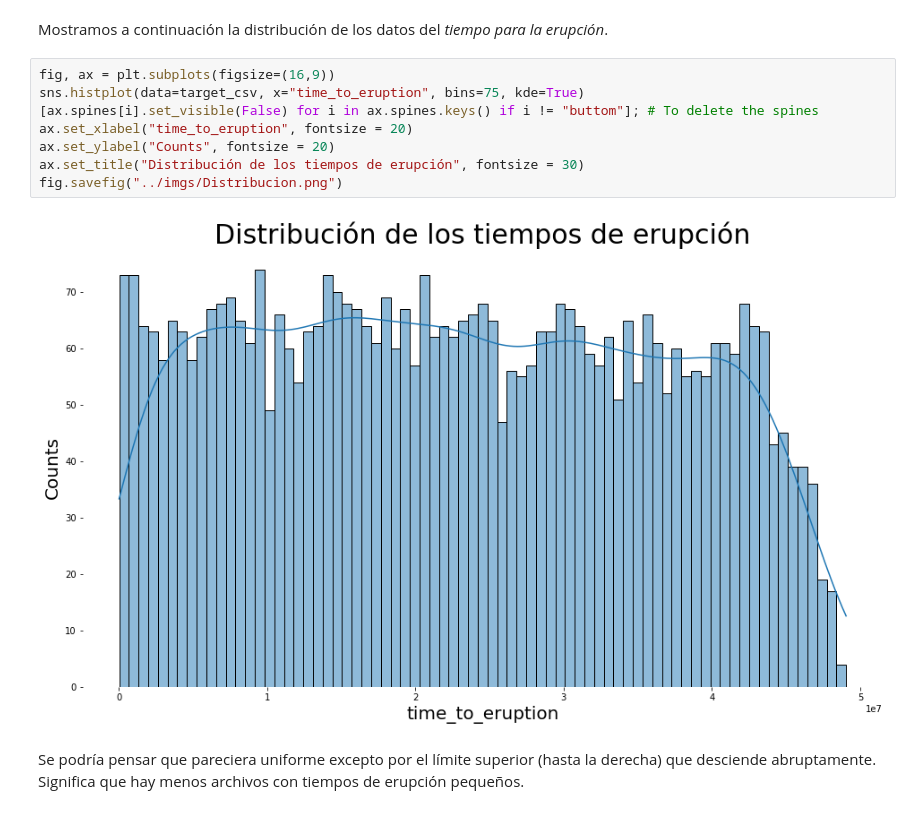
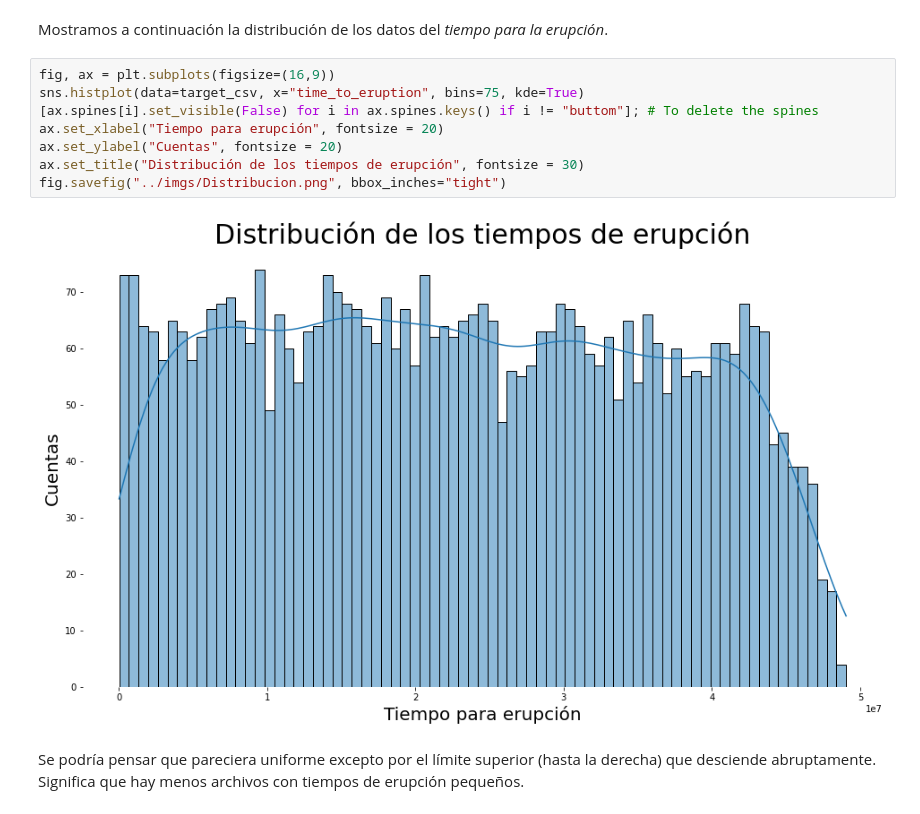
Before and after one commit to DanteBM/PronosticoErupciones, a Jupyter notebook: notebooks/NotebookMaestro.ipynb, the cells around one changed output. Drawn from its saved outputs; the diff is of its cells as text.

Commit message:
Notebook para entrega

```diff
--- a/notebooks/NotebookMaestro.ipynb
+++ b/notebooks/NotebookMaestro.ipynb
@@ -112,13 +112,13 @@ Mostramos a continuación la distribución de los datos del _tiempo para la erup
 # %%
 fig, ax = plt.subplots(figsize=(16,9))
 sns.histplot(data=target_csv, x="time_to_eruption", bins=75, kde=True)
 [ax.spines[i].set_visible(False) for i in ax.spines.keys() if i != "buttom"]; # To delete the spines
-ax.set_xlabel("time_to_eruption", fontsize = 20)
-ax.set_ylabel("Counts", fontsize = 20)
+ax.set_xlabel("Tiempo para erupción", fontsize = 20)
+ax.set_ylabel("Cuentas", fontsize = 20)
 ax.set_title("Distribución de los tiempos de erupción", fontsize = 30)
-fig.savefig("../imgs/Distribucion.png")
+fig.savefig("../imgs/Distribucion.png", bbox_inches="tight")
 # %% [output]
-[figure, old version]
+[figure, new version]
 # %% [markdown]
 Se podría pensar que pareciera uniforme excepto por el límite superior (hasta la derecha) que desciende abruptamente. Significa que hay menos archivos con tiempos de erupción pequeños.
 # %%
```
Also changed, not shown: parts of 10 cells of this notebook.
